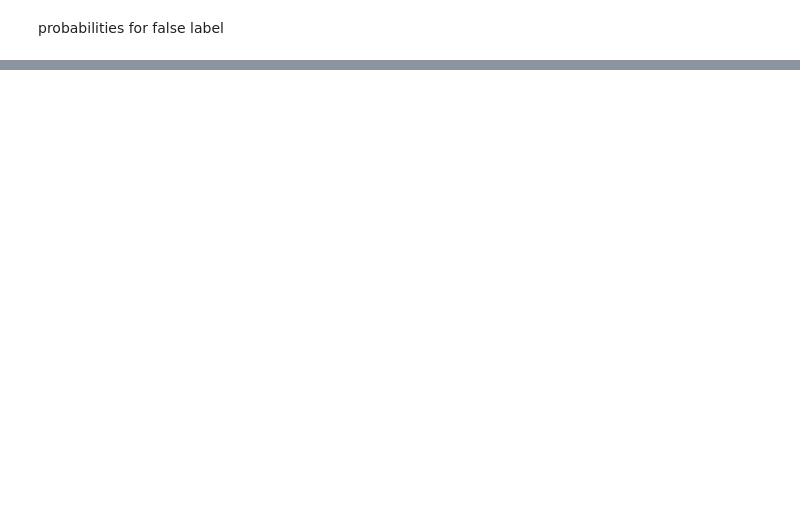
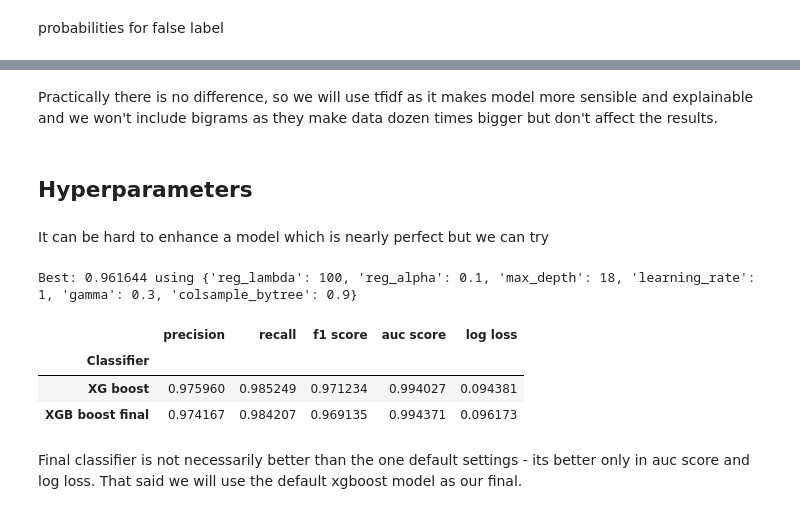
Before and after one commit to KarolinaMaczka/ItML, a Jupyter notebook: budowa_krok_2_2.ipynb, the cells around one changed output, grey strips where cells are left out. Drawn from its saved outputs; the diff is of its cells as text; code cells hidden in the pictures; blank space fills up the shorter version.

```diff
--- a/budowa_krok_2_2.ipynb
+++ b/budowa_krok_2_2.ipynb
@@ -741,0 +778,7 @@ plot_histogram_pred(model_dict)
+# %%
+xg_pipe2 = Pipeline([
+    ('vectorizer', CountVectorizer()),
+    ('xgb', XGBClassifier())
+])
+# %%
+xg_pipe2.fit(train_transformed_x, train_transformed_y)
@@ -741,0 +806,9 @@ plot_histogram_pred(model_dict)
+# %%
+xg_pipe3 = Pipeline([
+    ('vectorizer', CountVectorizer(ngram_range=(1,2))),
+    ('tfidf', TfidfTransformer()),
+    ('xgb', XGBClassifier())
+])
+xg_pipe3.fit(train_transformed_x, train_transformed_y)
+xg_predicted3 = xg_pipe3.predict(test_transformed_x)
+xg_predicted_probability3 = xg_pipe3.predict_proba(test_transformed_x)
@@ -741,0 +826,6 @@ plot_histogram_pred(model_dict)
+# %% [markdown]
+Practically there is no difference, so we will use tfidf as it makes model more sensible and explainable and we won't include bigrams as they make data dozen times bigger but don't affect the results.
+# %% [markdown]
+## Hyperparameters
+# %% [markdown]
+It can be hard to enhance a model which is nearly perfect but we can try
@@ -741,0 +850,30 @@ plot_histogram_pred(model_dict)
+# %%
+from sklearn.model_selection import RandomizedSearchCV
+
+xg_model = XGBClassifier()
+random = RandomizedSearchCV(estimator=xg_model, param_distributions=params, n_iter = 15, cv = kfold, n_jobs=-1)
+random_result = random.fit(x_train_final, train_transformed_y)
+
+print("Best: %f using %s" % (random_result.best_score_, random_result.best_params_))
+# %% [output]
+Best: 0.961644 using {'reg_lambda': 100, 'reg_alpha': 0.1, 'max_depth': 18, 'learning_rate': 1, 'gamma': 0.3, 'colsample_bytree': 0.9}
+# %%
+xg_pipe_final = Pipeline([
+    ('vectorizer', CountVectorizer()),
+    ('tfidf', TfidfTransformer()),
+    ('xgb', XGBClassifier(reg_lambda = 1e-05, reg_alpha = 1, max_depth = 15, learning_rate = 0.1, gamma = 0.1, colsample_bytree = 0.7))
+])
+xg_pipe_final.fit(train_transformed_x, train_transformed_y)
+xg_predicted_final = xg_pipe_final.predict(test_transformed_x)
+xg_predicted_probability_final = xg_pipe_final.predict_proba(test_transformed_x)
+# %%
+xg_dict_final = {'XG boost': [xg_predicted, xg_predicted_probability]}
+xg_dict_final['XGB boost final'] = [xg_predicted_final, xg_predicted_probability_final]
+accuracy_dataframe(xg_dict_final)
+# %% [output]
+|  | precision | recall | f1 score | auc score | log loss |
+| Classifier |  |  |  |  |  |
+| XG boost | 0.975960 | 0.985249 | 0.971234 | 0.994027 | 0.094381 |
+| XGB boost final | 0.974167 | 0.984207 | 0.969135 | 0.994371 | 0.096173 |
+# %% [markdown]
+Final classifier is not necessarily better than the one default settings - its better only in auc score and log loss. That said we will use the default xgboost model as our final.
```
Also changed, not shown: parts of 31 cells of this notebook.
